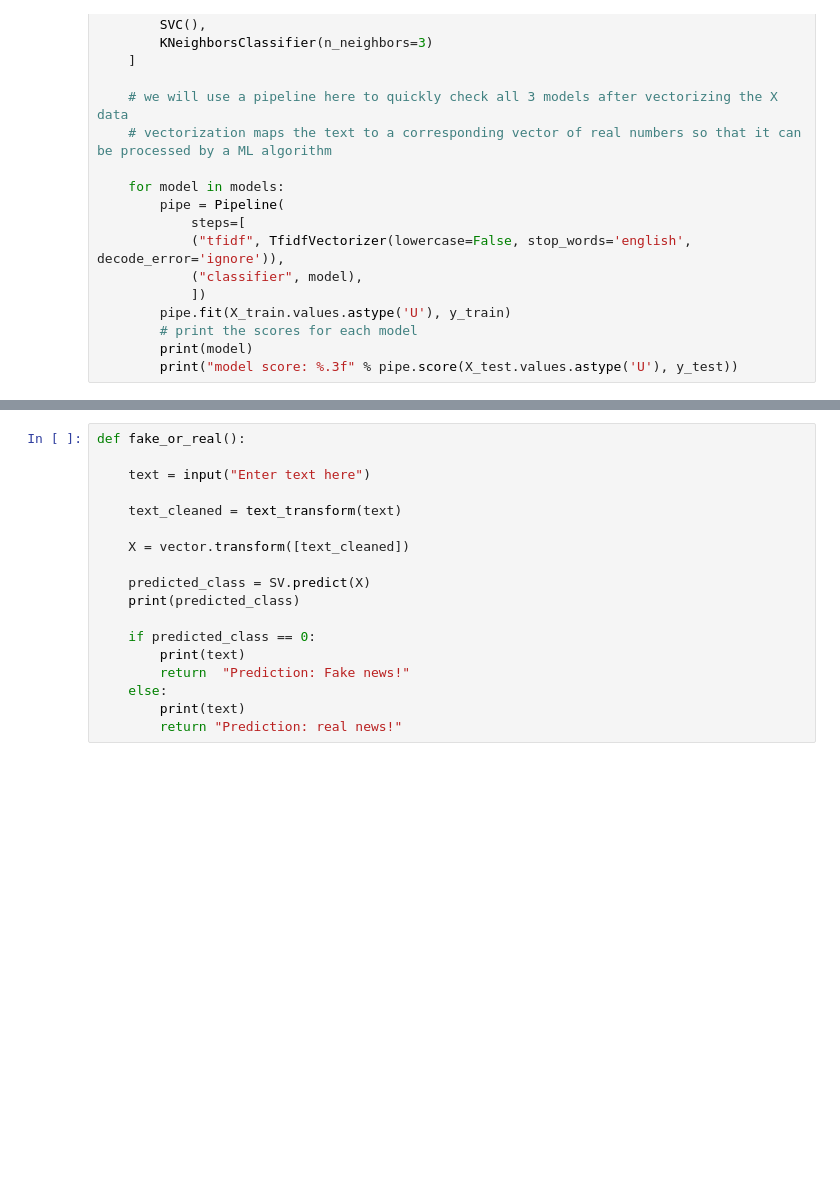
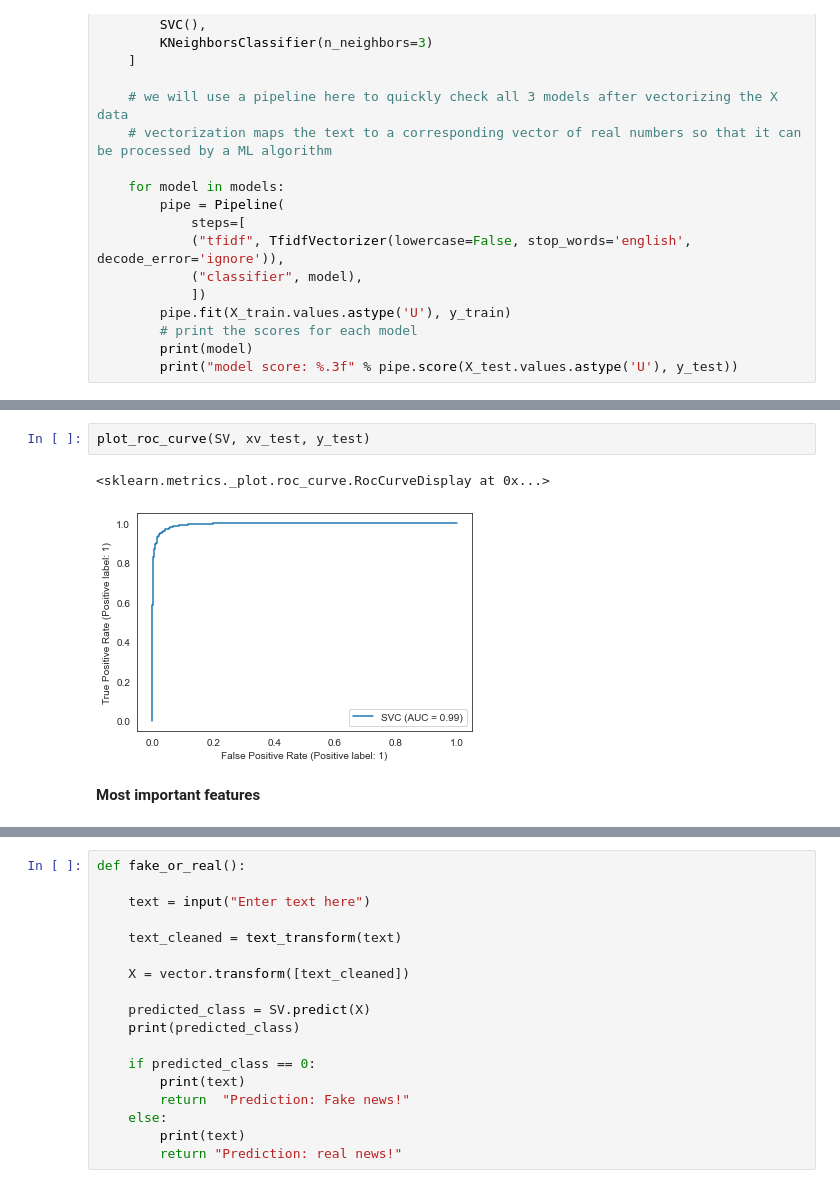
Before and after one commit to jack93g/fake-news-detection, a Jupyter notebook: fake_news_prediction.ipynb, the cells around one changed output, grey strips where cells are left out. Saved outputs shown, nothing was run; the diff lists cells and outputs as text; blank space fills up the shorter version.

```diff
--- a/fake_news_prediction.ipynb
+++ b/fake_news_prediction.ipynb
@@ -426,0 +224,7 @@ SVC(random_state=101)
+# %%
+plot_roc_curve(SV, xv_test, y_test)
+# %% [output]
+<sklearn.metrics._plot.roc_curve.RocCurveDisplay at 0x...>
+[figure, added]
+# %% [markdown]
+**Most important features**
```
Also changed, not shown: parts of 59 cells of this notebook, 1 other file.
